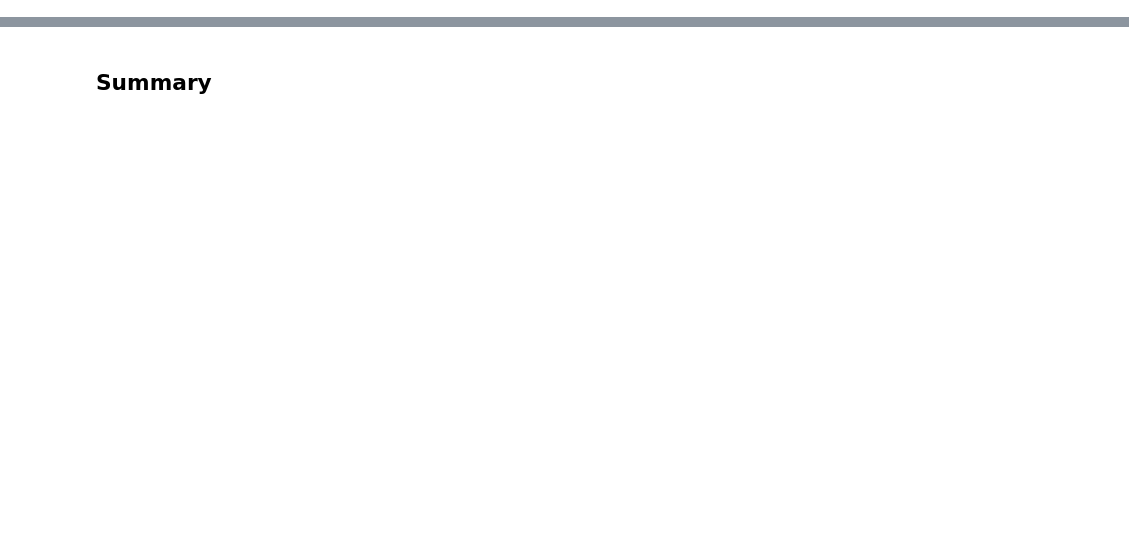
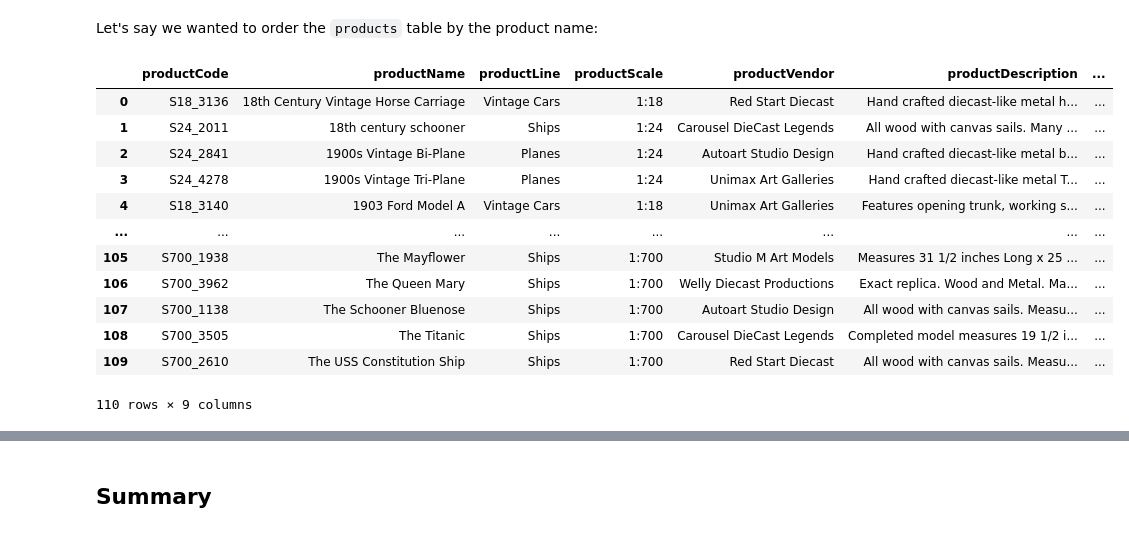
Before and after one commit to learn-co-curriculum/dsc-ordering-and-limiting, a Jupyter notebook: index.ipynb, the cells around one changed output, grey strips where cells are left out. Saved outputs shown, nothing was run; the diff lists cells and outputs as text; code cells hidden in the pictures; blank space fills up the shorter version.

Commit message:
switch to Northwind, expand examples for ORDER BY and LIMIT

```diff
--- a/index.ipynb
+++ b/index.ipynb
@@ -480,0 +20,4 @@ You may see this in the future. Don't let it trip you up!
+# %%
+import pandas as pd
+import sqlite3
+conn = sqlite3.connect("data.sqlite")
@@ -480,0 +59,22 @@ You may see this in the future. Don't let it trip you up!
+# %% [markdown]
+Let's say we wanted to order the `products` table by the product name:
+# %%
+pd.read_sql("""
+SELECT *
+  FROM products
+ ORDER BY productName;
+""", conn)
+# %% [output]
+|  | productCode | productName | productLine | productScale | productVendor | productDescription | ... |
+| 0 | S18_3136 | 18th Century Vintage Horse Carriage | Vintage Cars | 1:18 | Red Start Diecast | Hand crafted diecast-like metal h... | ... |
+| 1 | S24_2011 | 18th century schooner | Ships | 1:24 | Carousel DieCast Legends | All wood with canvas sails. Many ... | ... |
+| 2 | S24_2841 | 1900s Vintage Bi-Plane | Planes | 1:24 | Autoart Studio Design | Hand crafted diecast-like metal b... | ... |
+| 3 | S24_4278 | 1900s Vintage Tri-Plane | Planes | 1:24 | Unimax Art Galleries | Hand crafted diecast-like metal T... | ... |
+| 4 | S18_3140 | 1903 Ford Model A | Vintage Cars | 1:18 | Unimax Art Galleries | Features opening trunk, working s... | ... |
+| ... | ... | ... | ... | ... | ... | ... | ... |
+| 105 | S700_1938 | The Mayflower | Ships | 1:700 | Studio M Art Models | Measures 31 1/2 inches Long x 25 ... | ... |
+| 106 | S700_3962 | The Queen Mary | Ships | 1:700 | Welly Diecast Productions | Exact replica. Wood and Metal. Ma... | ... |
+| 107 | S700_1138 | The Schooner Bluenose | Ships | 1:700 | Autoart Studio Design | All wood with canvas sails. Measu... | ... |
+| 108 | S700_3505 | The Titanic | Ships | 1:700 | Carousel DieCast Legends | Completed model measures 19 1/2 i... | ... |
+| 109 | S700_2610 | The USS Constitution Ship | Ships | 1:700 | Red Start Diecast | All wood with canvas sails. Measu... | ... |
+110 rows × 9 columns
```
Also changed, not shown: parts of 91 cells of this notebook, 4 other files.
